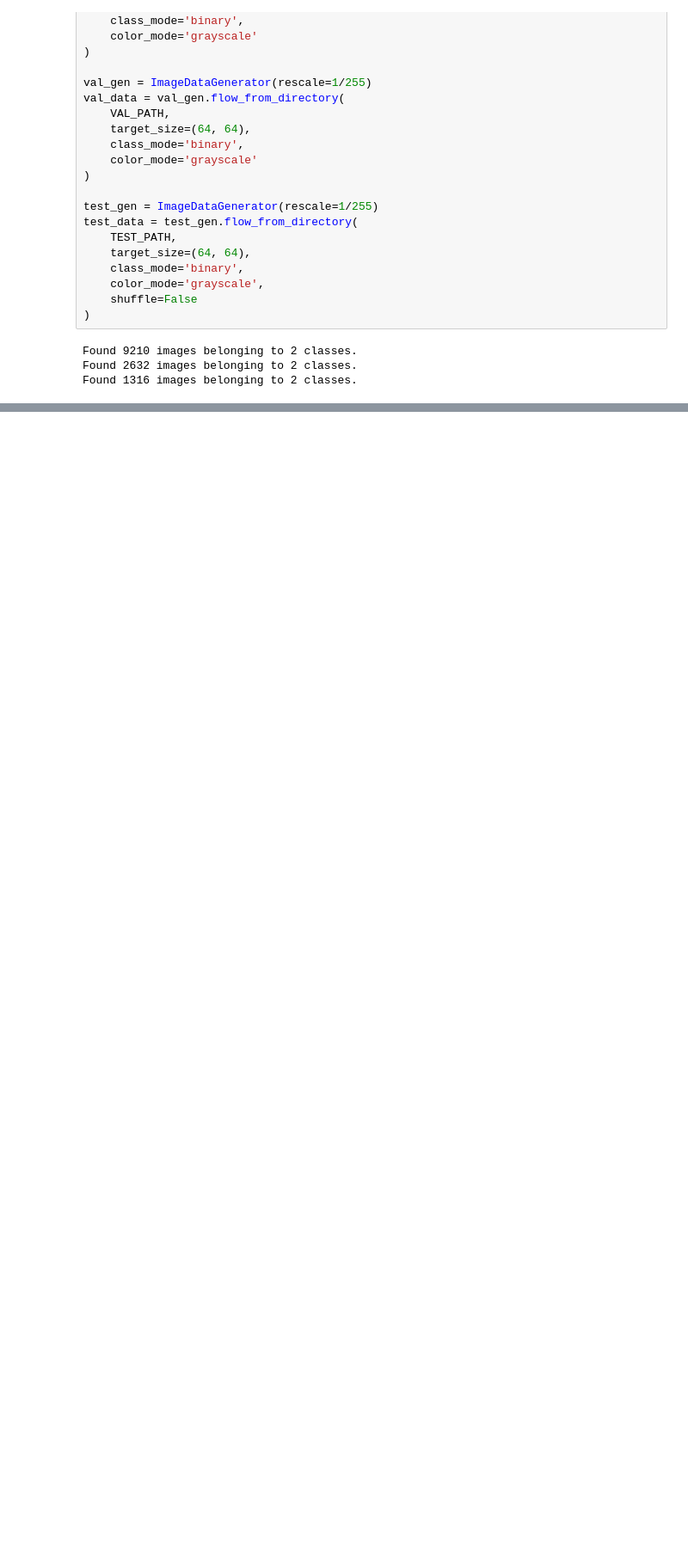
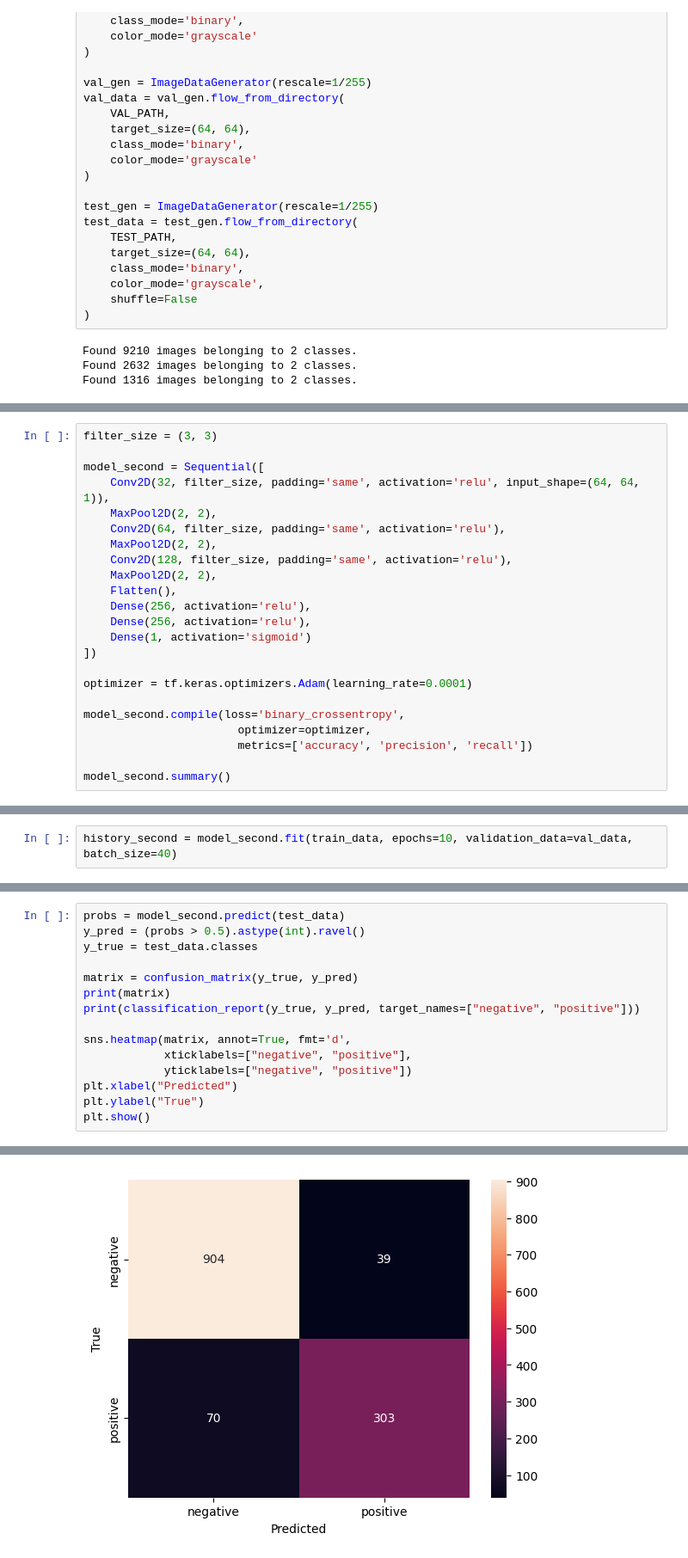
Before and after one commit to vituhaa/smile-detection, a Jupyter notebook: smile_detector.ipynb, the cells around one changed output, grey strips where cells are left out. Shown at 86% size. Saved outputs shown, nothing was run; the diff lists cells and outputs as text; blank space fills up the shorter version.

Commit message:
second model added

```diff
--- a/smile_detector.ipynb
+++ b/smile_detector.ipynb
@@ -113,0 +162,23 @@ weighted avg       0.89      0.89      0.89      1316
+# %%
+filter_size = (3, 3)
+
+model_second = Sequential([
+    Conv2D(32, filter_size, padding='same', activation='relu', input_shape=(64, 64, 1)),
+    MaxPool2D(2, 2),
+    Conv2D(64, filter_size, padding='same', activation='relu'),
+    MaxPool2D(2, 2),
+    Conv2D(128, filter_size, padding='same', activation='relu'),
+    MaxPool2D(2, 2),
+    Flatten(),
+    Dense(256, activation='relu'),
+    Dense(256, activation='relu'),
+    Dense(1, activation='sigmoid')
+])
+
+optimizer = tf.keras.optimizers.Adam(learning_rate=0.0001)
+
+model_second.compile(loss='binary_crossentropy',
+                       optimizer=optimizer,
+                       metrics=['accuracy', 'precision', 'recall'])
+
+model_second.summary()
@@ -113,0 +207,2 @@ weighted avg       0.89      0.89      0.89      1316
+# %%
+history_second = model_second.fit(train_data, epochs=10, validation_data=val_data, batch_size=40)
@@ -113,0 +221,16 @@ weighted avg       0.89      0.89      0.89      1316
+# %%
+probs = model_second.predict(test_data)
+y_pred = (probs > 0.5).astype(int).ravel()
+y_true = test_data.classes
+
+matrix = confusion_matrix(y_true, y_pred)
+print(matrix)
+print(classification_report(y_true, y_pred, target_names=["negative", "positive"]))
+
+sns.heatmap(matrix, annot=True, fmt='d',
+            xticklabels=["negative", "positive"],
+            yticklabels=["negative", "positive"])
+plt.xlabel("Predicted")
+plt.ylabel("True")
+plt.show()
+# %% [output]
@@ -113,0 +248 @@ weighted avg       0.89      0.89      0.89      1316
+[figure, added]
```
Also changed, not shown: parts of 10 cells of this notebook.
